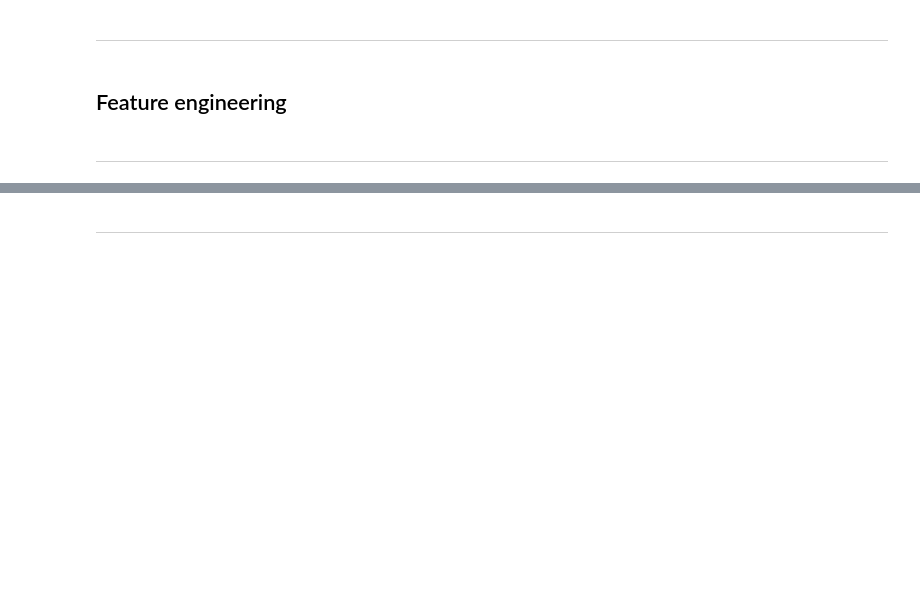
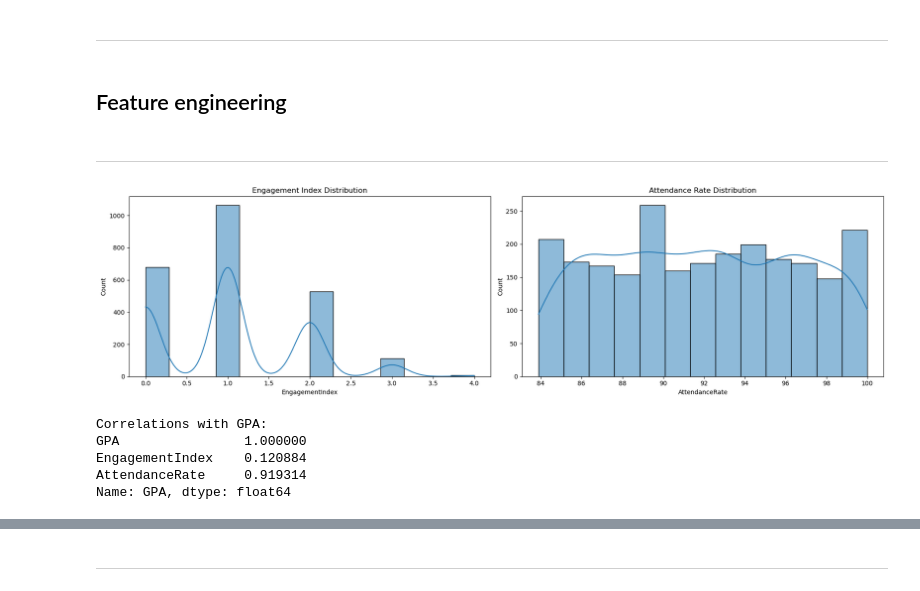
Before and after one commit to Enderphantom01/MLG-381-Assignment-1, a Jupyter notebook: notebooks/Group_AD_Notebook.ipynb, the cells around one changed output, grey strips where cells are left out. Cells and saved outputs as stored; diff of their text form; code cells hidden in the pictures; blank space fills up the shorter version.

```diff
--- a/notebooks/Group_AD_Notebook.ipynb
+++ b/notebooks/Group_AD_Notebook.ipynb
@@ -372,6 +438,38 @@ df = df[(z_scores < 3).all(axis=1)]
+# %%
+df = df.drop(['GradeClass'], axis= 1)
 # %% [markdown]
 <hr/>
 # %% [markdown]
 ## Feature engineering
 # %% [markdown]
 <hr/>
+# %%
+# 1. Engagement Index (sum of extracurricular activities)
+df['EngagementIndex'] = df['Extracurricular'] + df['Sports'] + df['Music'] + df['Volunteering']
+
+# 3. Attendance Rate (assuming standard 180-day school year)
+school_days = 180
+df['AttendanceRate'] = np.clip((school_days - df['Absences']) / school_days * 100, 0, 100)
+# %%
+fig, axes = plt.subplots(1, 2, figsize=(18, 5))
+
+sns.histplot(df['EngagementIndex'], kde=True, ax=axes[0])
+axes[0].set_title('Engagement Index Distribution')
+
+sns.histplot(df['AttendanceRate'], kde=True, ax=axes[1])
+axes[1].set_title('Attendance Rate Distribution')
+
+plt.tight_layout()
+plt.show()
+# %% [output]
+[figure, added]
+# %%
+print("\nCorrelations with GPA:")
+correlation_matrix = df[['GPA', 'EngagementIndex', 'AttendanceRate']].corr()
+print(correlation_matrix['GPA'])
+# %% [output]
+Correlations with GPA:
+GPA                1.000000
+EngagementIndex    0.120884
+AttendanceRate     0.919314
+Name: GPA, dtype: float64
```
Also changed, not shown: parts of 31 cells of this notebook, 1 other file.
